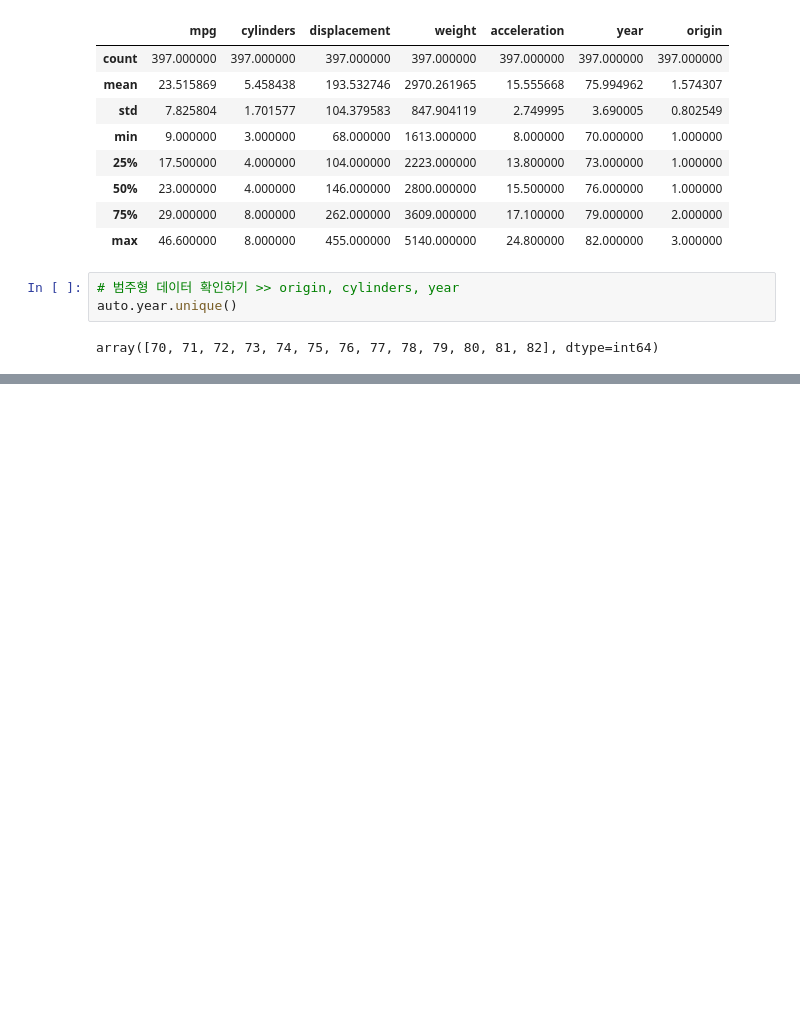
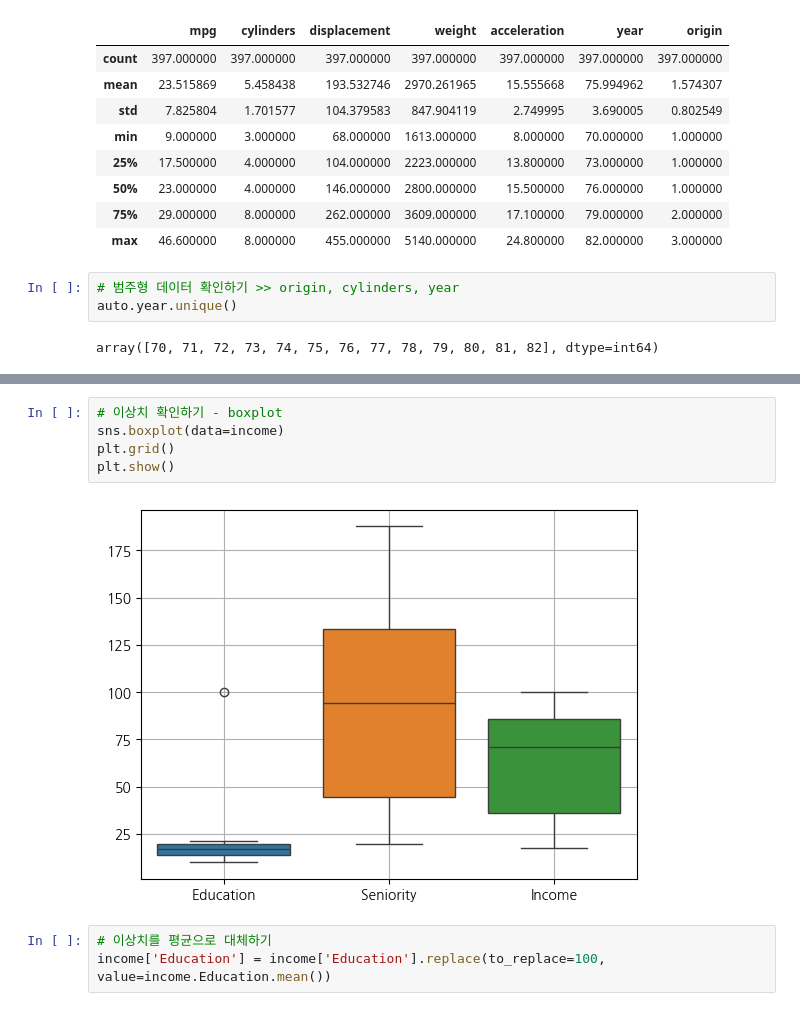
Before and after one commit to SurinSeong/machine_learning, a Jupyter notebook: reveiw_ML.ipynb, the cells around one changed output, grey strips where cells are left out. Saved outputs shown, nothing was run; the diff lists cells and outputs as text; blank space fills up the shorter version.

```diff
--- a/reveiw_ML.ipynb
+++ b/reveiw_ML.ipynb
@@ -517,0 +570,10 @@ plt.show()
+# %%
+# 이상치 확인하기 - boxplot
+sns.boxplot(data=income)
+plt.grid()
+plt.show()
+# %% [output]
+[figure, added]
+# %%
+# 이상치를 평균으로 대체하기
+income['Education'] = income['Education'].replace(to_replace=100, value=income.Education.mean())
```
Also changed, not shown: parts of 39 cells of this notebook, 3 other files.
